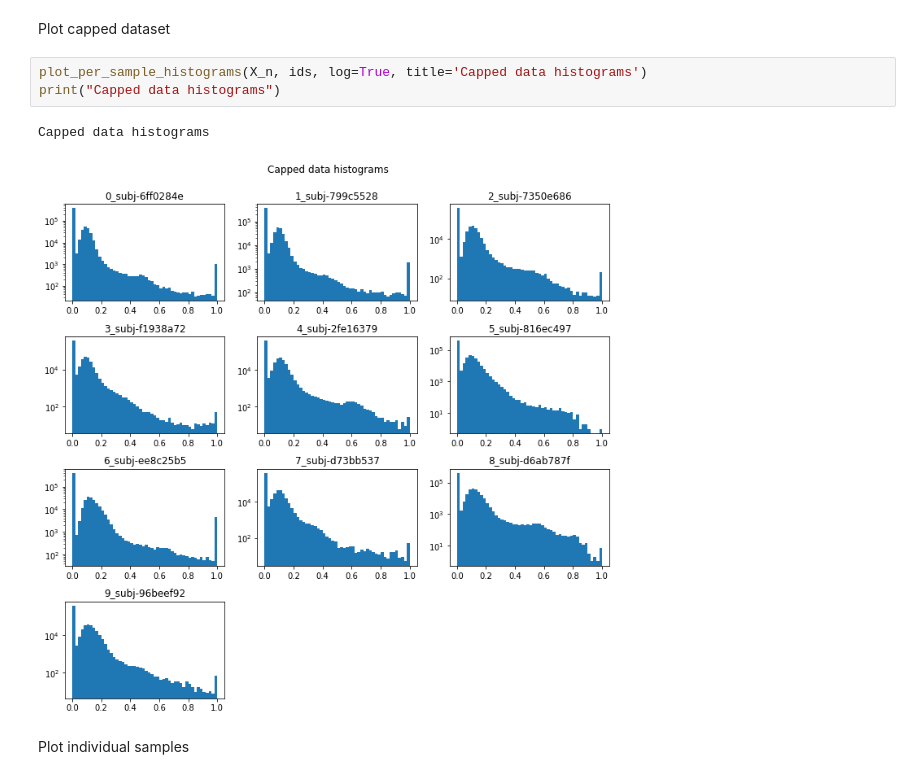
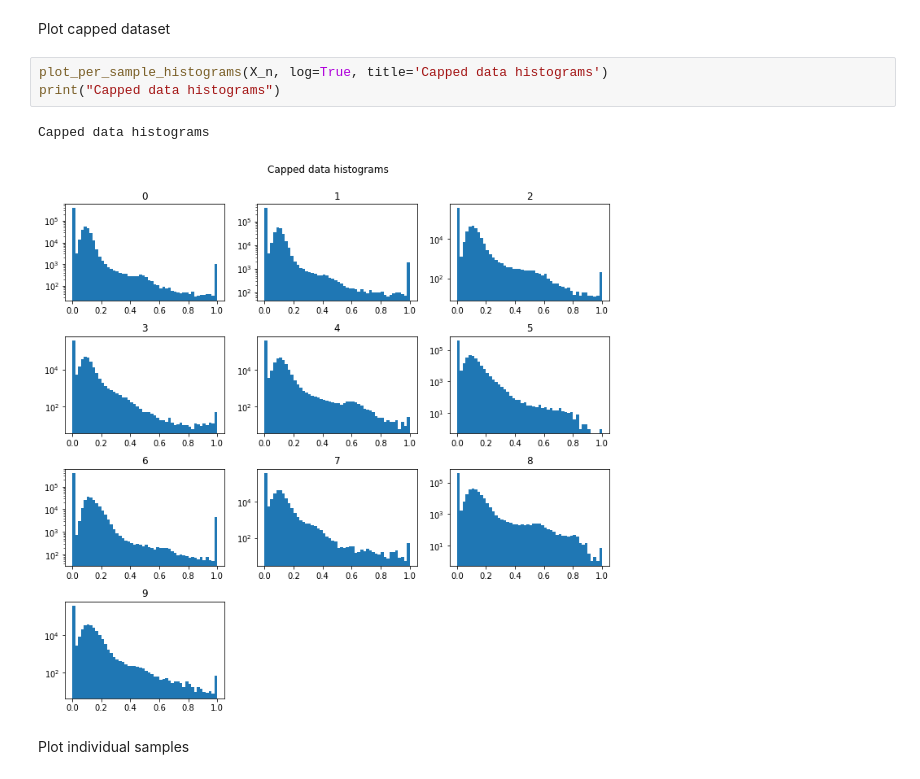
Before and after one commit to JulianKlug/brains_and_donuts, a Jupyter notebook: data_exploration/normalisation.ipynb, the cells around one changed output. Cells and saved outputs as stored; diff of their text form.

```diff
--- a/data_exploration/normalisation.ipynb
+++ b/data_exploration/normalisation.ipynb
@@ -78,11 +78,11 @@ for i in range(X_n.shape[0]):
 # %% [markdown]
 Plot capped dataset
 # %%
-plot_per_sample_histograms(X_n, ids, log=True, title='Capped data histograms')
+plot_per_sample_histograms(X_n, log=True, title='Capped data histograms')
 print("Capped data histograms")
 # %% [output]
 Capped data histograms
-[figure, old version]
+[figure, new version]
 # %% [markdown]
 Plot individual samples
 # %%
```
Also changed, not shown: parts of 2 cells of this notebook, 8 other files.
